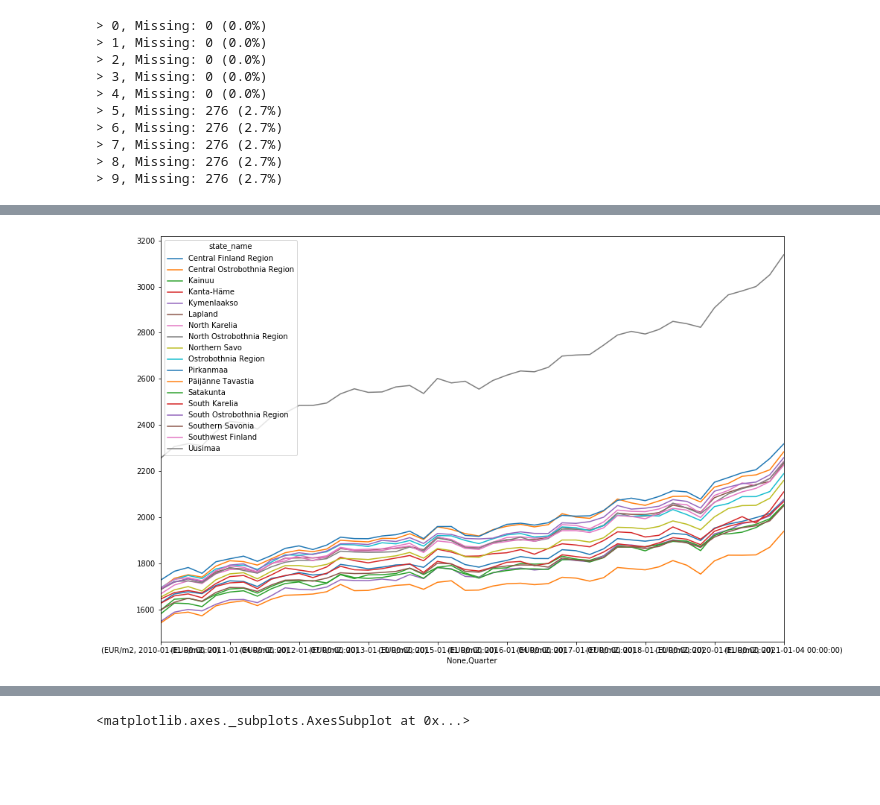
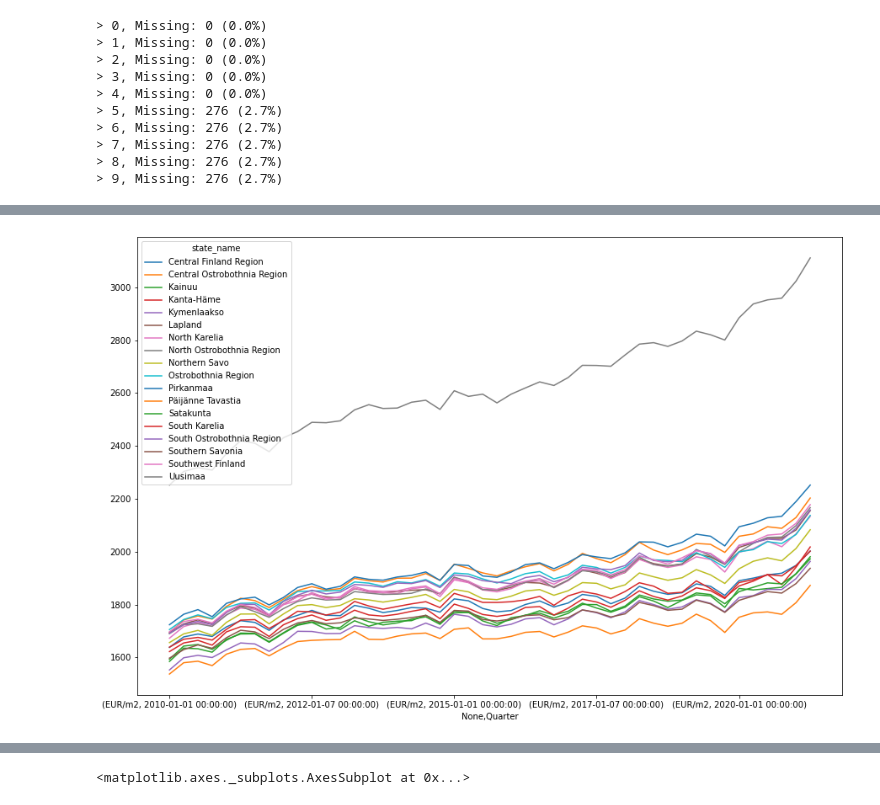
Before and after one commit to atreyaray/OP-Forecasting-Future-House-Prices, a Jupyter notebook: notebooks/Data_preparation (Ken)-Copy1.ipynb, the cells around one changed output, grey strips where cells are left out. Drawn from its saved outputs; the diff is of its cells as text; code cells hidden in the pictures; blank space fills up the shorter version.

```diff
--- a/notebooks/Data_preparation (Ken)-Copy1.ipynb
+++ b/notebooks/Data_preparation (Ken)-Copy1.ipynb
@@ -3,7 +3,7 @@ import numpy as np
 import pandas as pd
 from matplotlib import pyplot as plt
 
-df = pd.read_csv("../../data/quarterly_data.csv", encoding = 'unicode_escape')
+df = pd.read_csv("../data/quarterly_data.csv", encoding = 'unicode_escape')
 # %%
 df1 = df.replace("..", np.nan)
 # %%
@@ -401,3 +361,4 @@ dg = pd.DataFrame(dg)
 # %%
 ax = dg.unstack().T.plot(figsize=(15,10))
+plt.xticks(visible=True, rotation="horizontal")
 # %% [output]
@@ -404,4 +373,4 @@ ax = dg.unstack().T.plot(figsize=(15,10))
-[figure, old version]
+[figure, new version]
 # %%
 du = d[(d["state_name"] == "Uusimaa")]
 # %%
```
Also changed, not shown: parts of 14 cells of this notebook.
